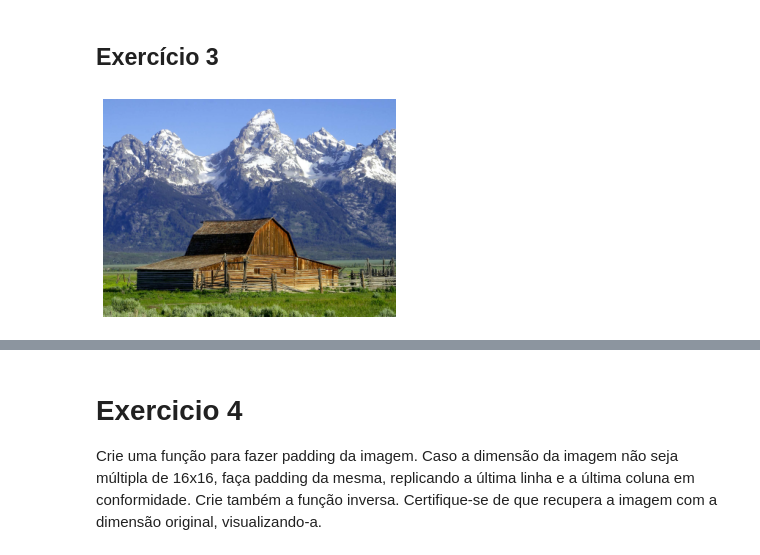
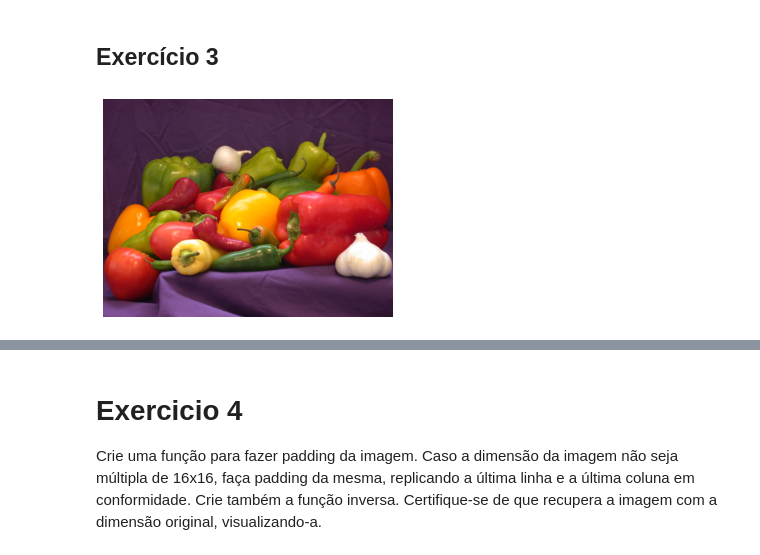
Before and after one commit to sbalves/MULT, a Jupyter notebook: TP1.ipynb, the cells around one changed output, grey strips where cells are left out. Drawn from its saved outputs; the diff is of its cells as text; code cells hidden in the pictures.

```diff
--- a/TP1.ipynb
+++ b/TP1.ipynb
@@ -149,9 +43,9 @@ def read_image(image_name):
     plt.show()
     return image
 # %%
-image = read_image('./imagens/barn_mountains.bmp')
+image = read_image('./imagens/peppers.bmp')
 # %% [output]
-[figure, old version]
+[figure, new version]
 # %%
 ## create colormap
 def create_colormap(color_list):
```
Also changed, not shown: parts of 27 cells of this notebook.
